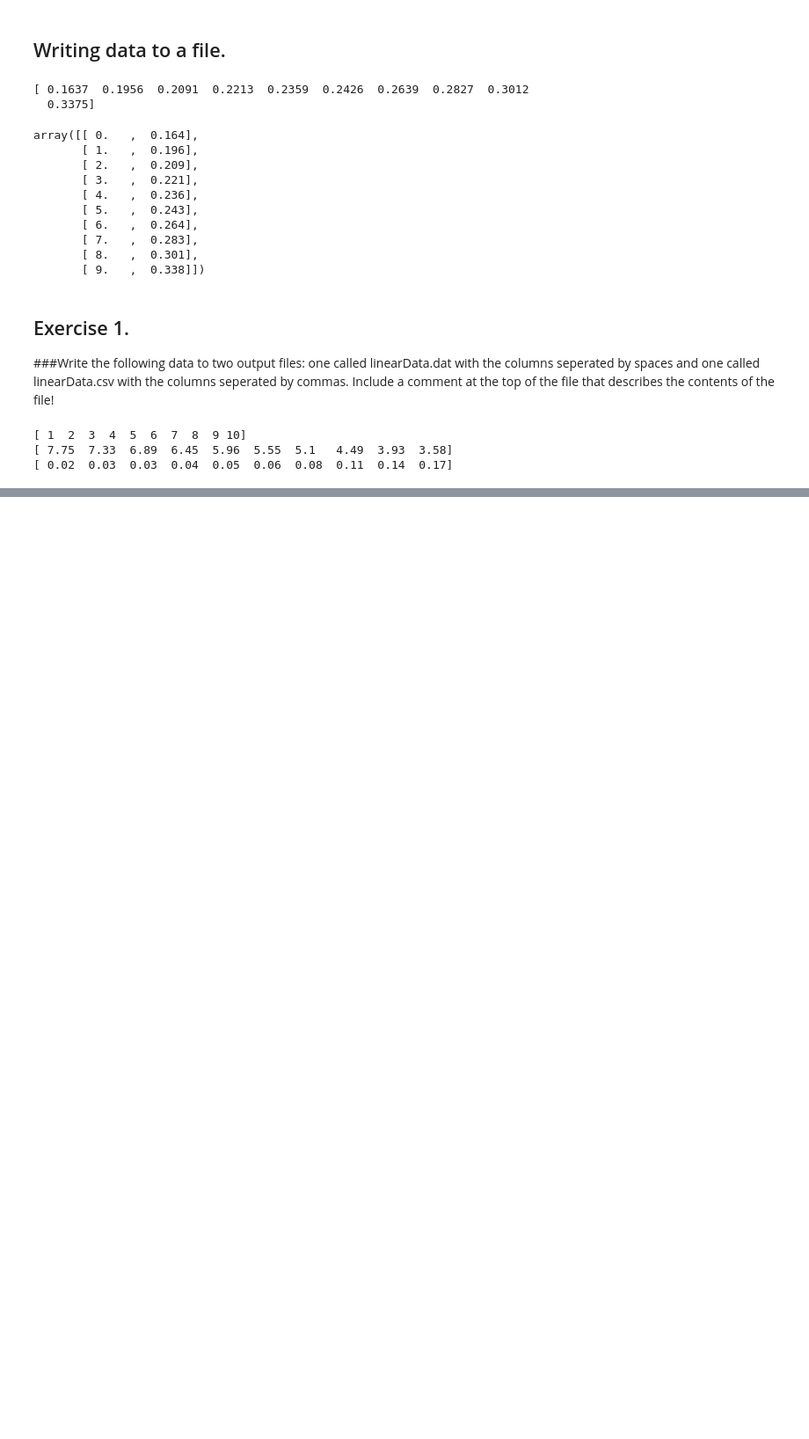
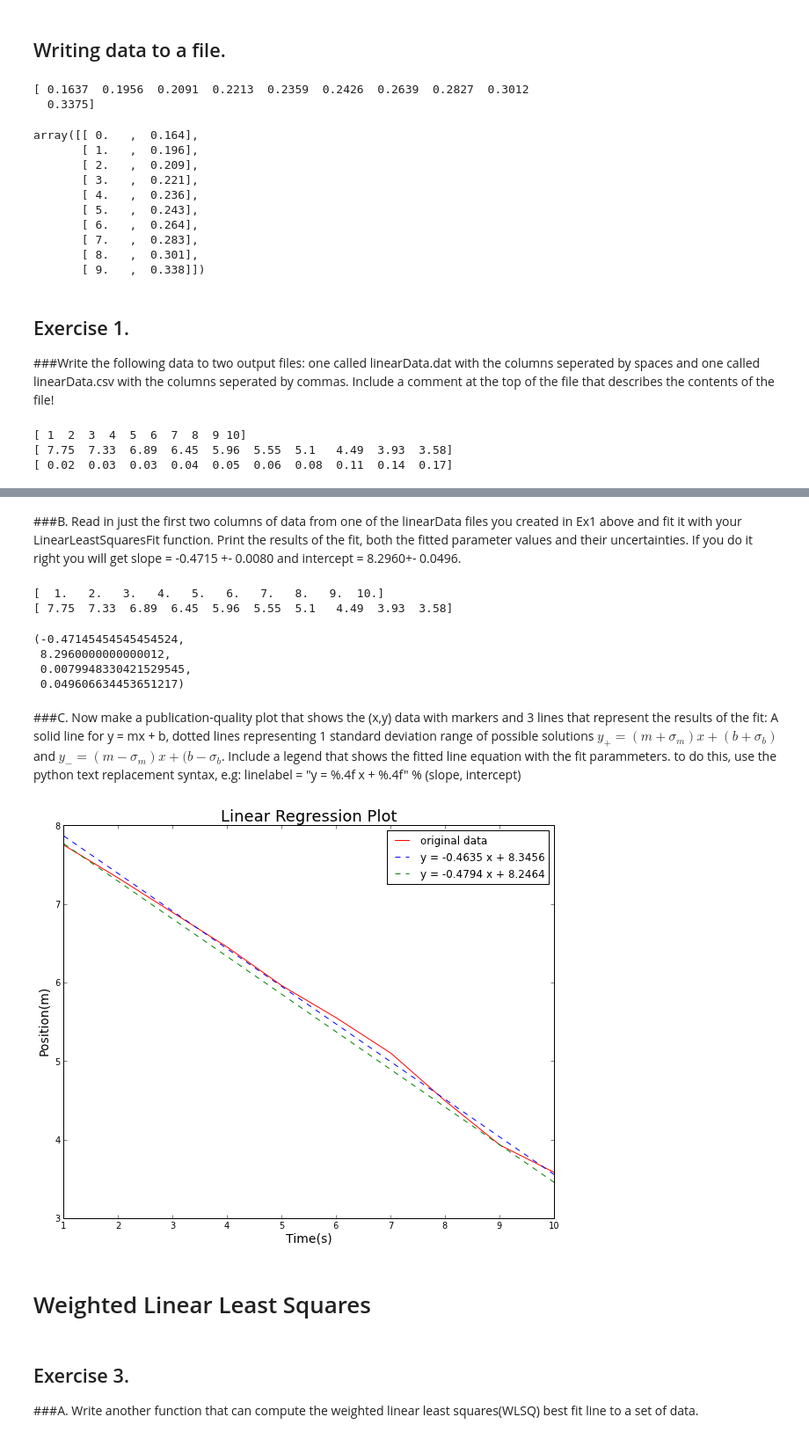
Before and after one commit to ewjohnst/PHYS202-S13, a Jupyter notebook: Week9/DataIO&LinearRegression.ipynb, the cells around one changed output, grey strips where cells are left out. Shown at 88% size. Drawn from its saved outputs; the diff is of its cells as text; code cells hidden in the pictures; blank space fills up the shorter version.

Commit message:
finished last thursdays exercises

```diff
--- a/Week9/DataIO&LinearRegression.ipynb
+++ b/Week9/DataIO&LinearRegression.ipynb
@@ -138,0 +135,63 @@ ValueError: need more than 2 values to unpack
+# %%
+def LinearLeastSquaresFit(x,y):
+    """Take in arrays representing (x,y) values for a set of linearly varying data
+    and perform a linear least squares regression. Returns the resulting slope and
+    intercept parameters of the best fit line with their uncertainties."""
+
+    Xavg = sum(x)/len(x)
+    Yavg = sum(y)/len(y)
+    XsquarAvg = sum(x**2)/len(x**2)
+    XYavg = sum(x*y)/len(x*y)
+
+    bottom = ((len(x)-2)*(XsquarAvg - Xavg**2))
+    slope = (XYavg - (Xavg*Yavg))/(XsquarAvg - (Xavg**2))
+    intercept = ((XsquarAvg*Yavg)-(Xavg*XYavg))/(XsquarAvg - Xavg**2)
+    slerr = sqrt(((sum((y-(slope*x + intercept))**2))/len(x))/bottom)
+    interror = sqrt(((sum(  (y - (slope*x + intercept))**2))/len(x))*(XsquarAvg)/((len(x)-2)*(XsquarAvg - Xavg**2)))
+
+    return slope, intercept, slerr, interror
+# %% [markdown]
+###B. Read in just the first two columns of data from one of the linearData files you created in Ex1 above and fit it with your LinearLeastSquaresFit function. Print the results of the fit, both the fitted parameter values and their uncertainties. If you do it right you will get slope = -0.4715 +- 0.0080 and intercept = 8.2960+- 0.0496.
+# %%
+x, y = loadtxt("linearData.dat", unpack=True, usecols=[0,1])
+print x
+print y
+# %% [output]
+[  1.   2.   3.   4.   5.   6.   7.   8.   9.  10.]
+[ 7.75  7.33  6.89  6.45  5.96  5.55  5.1   4.49  3.93  3.58]
+# %%
+LinearLeastSquaresFit(x,y)
+# %% [output]
+(-0.47145454545454524,
+ 8.2960000000000012,
+ 0.0079948330421529545,
+ 0.049606634453651217)
+# %% [markdown]
+###C. Now make a publication-quality plot that shows the (x,y) data with markers and 3 lines that represent the results of the fit: A solid line for y = mx + b, dotted lines representing 1 standard deviation range of possible solutions $y_+ = (m+\sigma_m)x + (b+\sigma_b)$  and $y_- = (m-\sigma_m)x + (b-\sigma_b$.  Include a legend that shows the fitted line equation with the fit parammeters. to do this, use the python text replacement syntax, e.g:
+linelabel = "y = %.4f x + %.4f" % (slope, intercept)
+# %%
+slope = -0.47145454545454524
+intercept = 8.2960000000000012
+slerr = 0.0079948330421529545
+interror = 0.049606634453651217
+yplus = (slope - slerr)*x + (intercept + interror)
+yminus = (slope - slerr)*x + (intercept - interror)
+# %%
+figure(figsize=(10,8))
+plot(x, y, label=("original data"), color="red", lw=1)
+plot(x, yplus, ls='--', label=("y = %.4f x + %.4f" % (slope+slerr, intercept+interror)), color="blue")
+plot(x, yminus, ls = '--', label=("y = %.4f x + %.4f" % (slope-slerr, intercept-interror)), color="green")
+legend(loc='best')
+xlabel('Time(s)', fontsize=14)
+ylabel('Position(m)', fontsize=14)
+title("Linear Regression Plot", fontsize=18)
+show()
+# %% [output]
+[figure, added]
+# %% [markdown]
+Weighted Linear Least Squares
+=
+# %% [markdown]
+Exercise 3.
+-
+###A. Write another function that can compute the weighted linear least squares(WLSQ) best fit line to a set of data.
```
Also changed, not shown: parts of 14 cells of this notebook, 1 other file.
